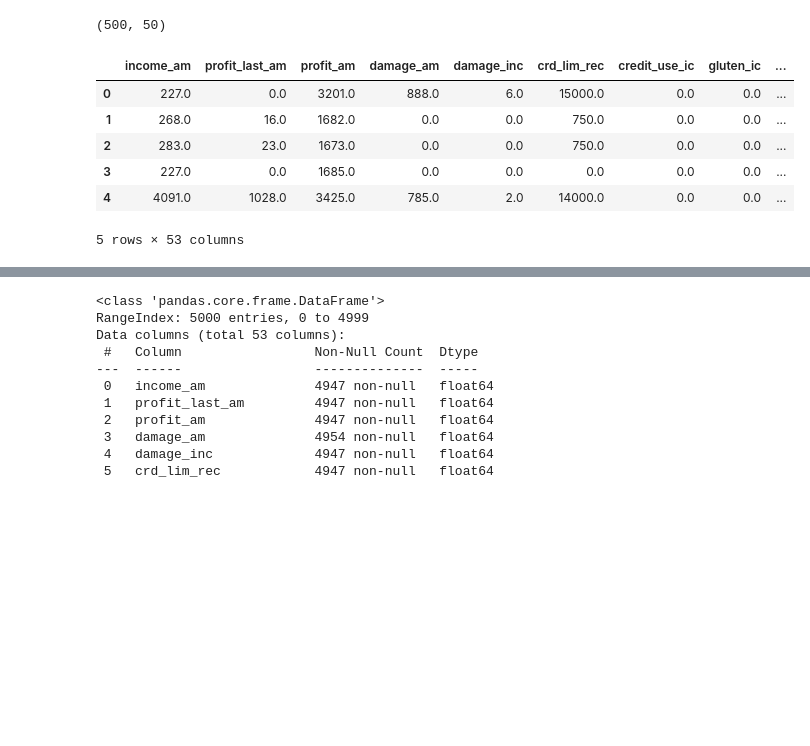
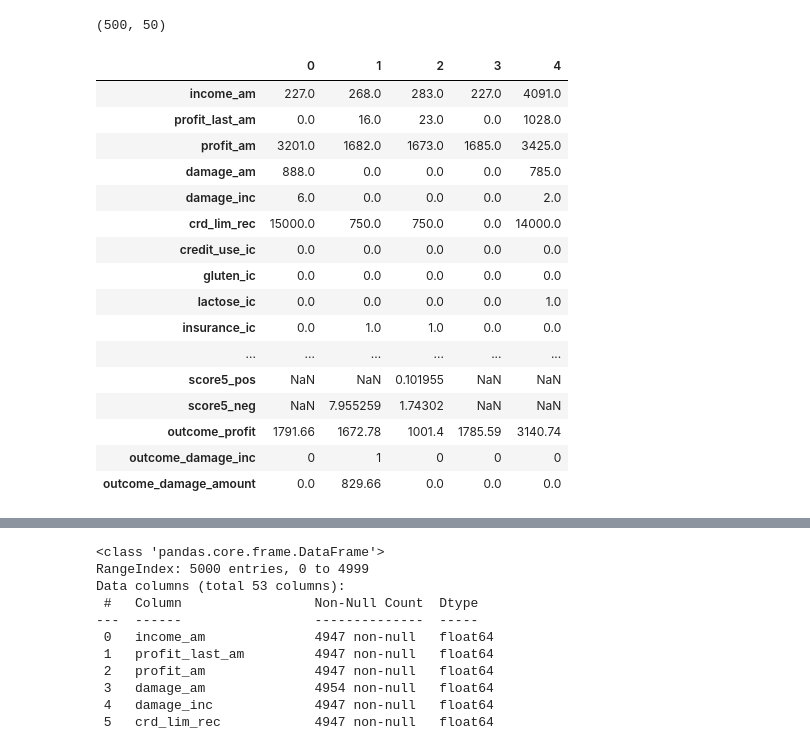
Before and after one commit to TomasHeyneman/Project-ML-, a Jupyter notebook: project.ipynb, the cells around one changed output, grey strips where cells are left out. Saved outputs shown, nothing was run; the diff lists cells and outputs as text; code cells hidden in the pictures; blank space fills up the shorter version.

```diff
--- a/project.ipynb
+++ b/project.ipynb
@@ -55,13 +53,23 @@ score.shape
 # %% [output]
 (500, 50)
 # %%
-train.head()
+train.head().T
 # %% [output]
-|  | income_am | profit_last_am | profit_am | damage_am | damage_inc | crd_lim_rec | credit_use_ic | gluten_ic | ... |
-| 0 | 227.0 | 0.0 | 3201.0 | 888.0 | 6.0 | 15000.0 | 0.0 | 0.0 | ... |
-| 1 | 268.0 | 16.0 | 1682.0 | 0.0 | 0.0 | 750.0 | 0.0 | 0.0 | ... |
-| 2 | 283.0 | 23.0 | 1673.0 | 0.0 | 0.0 | 750.0 | 0.0 | 0.0 | ... |
-| 3 | 227.0 | 0.0 | 1685.0 | 0.0 | 0.0 | 0.0 | 0.0 | 0.0 | ... |
-| 4 | 4091.0 | 1028.0 | 3425.0 | 785.0 | 2.0 | 14000.0 | 0.0 | 0.0 | ... |
+|  | 0 | 1 | 2 | 3 | 4 |
+| income_am | 227.0 | 268.0 | 283.0 | 227.0 | 4091.0 |
+| profit_last_am | 0.0 | 16.0 | 23.0 | 0.0 | 1028.0 |
+| profit_am | 3201.0 | 1682.0 | 1673.0 | 1685.0 | 3425.0 |
+| damage_am | 888.0 | 0.0 | 0.0 | 0.0 | 785.0 |
+| damage_inc | 6.0 | 0.0 | 0.0 | 0.0 | 2.0 |
+| crd_lim_rec | 15000.0 | 750.0 | 750.0 | 0.0 | 14000.0 |
+| credit_use_ic | 0.0 | 0.0 | 0.0 | 0.0 | 0.0 |
+| gluten_ic | 0.0 | 0.0 | 0.0 | 0.0 | 0.0 |
+| lactose_ic | 0.0 | 0.0 | 0.0 | 0.0 | 1.0 |
+| insurance_ic | 0.0 | 1.0 | 1.0 | 0.0 | 0.0 |
+| ... | ... | ... | ... | ... | ... |
+| score5_pos | NaN | NaN | 0.101955 | NaN | NaN |
+| score5_neg | NaN | 7.955259 | 1.74302 | NaN | NaN |
+| outcome_profit | 1791.66 | 1672.78 | 1001.4 | 1785.59 | 3140.74 |
+| outcome_damage_inc | 0 | 1 | 0 | 0 | 0 |
+| outcome_damage_amount | 0.0 | 829.66 | 0.0 | 0.0 | 0.0 |
-5 rows × 53 columns
 # %%
```
Also changed, not shown: parts of 8 cells of this notebook.
